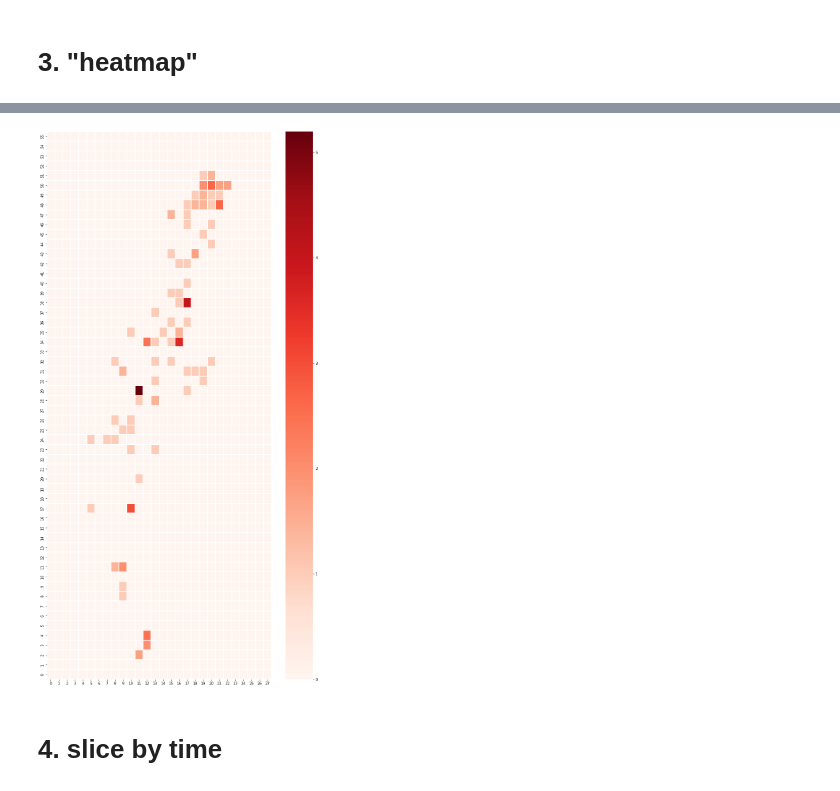
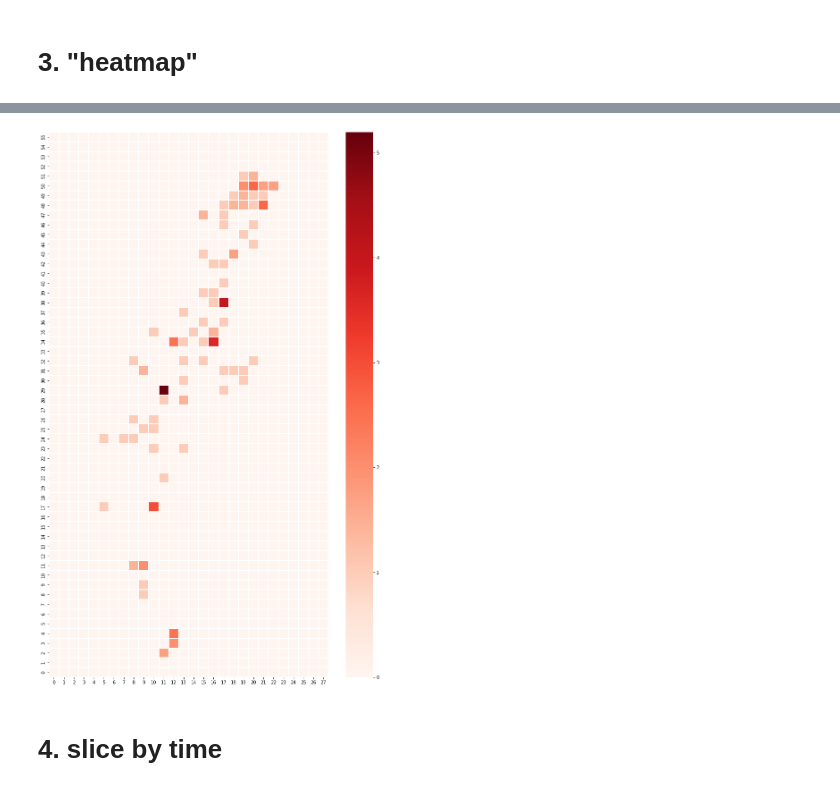
Before and after one commit to lialittis/PythonWorkShop, a Jupyter notebook: dataCleaner/Case-MovingDataInRoom/GraphGenerator.ipynb, the cells around one changed output, grey strips where cells are left out. Drawn from its saved outputs; the diff is of its cells as text; code cells hidden in the pictures.

```diff
--- a/dataCleaner/Case-MovingDataInRoom/GraphGenerator.ipynb
+++ b/dataCleaner/Case-MovingDataInRoom/GraphGenerator.ipynb
@@ -107,13 +108,13 @@ Requirement already satisfied: six>=1.5 in /home/tianchi/anaconda3/envs/ml/lib/p
 # %%
 import seaborn as sns
 
 #specify size of heatmap
-fig, ax = plt.subplots(figsize=(column_num*0.5,row_num*0.5))
+fig, ax = plt.subplots(figsize=(column_num*0.5,row_num*0.4))
 ax = sns.heatmap(grids, cmap='Reds',linewidths=.3)
 ax.invert_yaxis()
 plt.show()
 # %% [output]
-[figure, old version]
+[figure, new version]
 # %% [markdown]
 # 4. slice by time
 # %%
```
Also changed, not shown: parts of 8 cells of this notebook.
